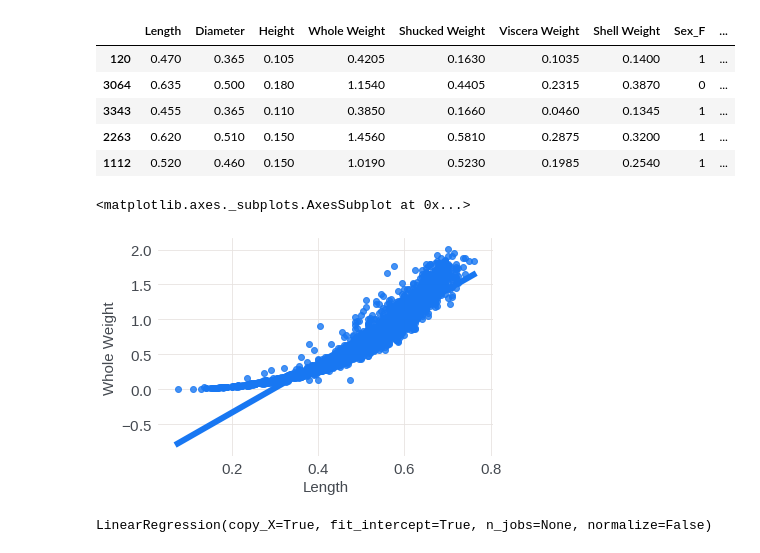
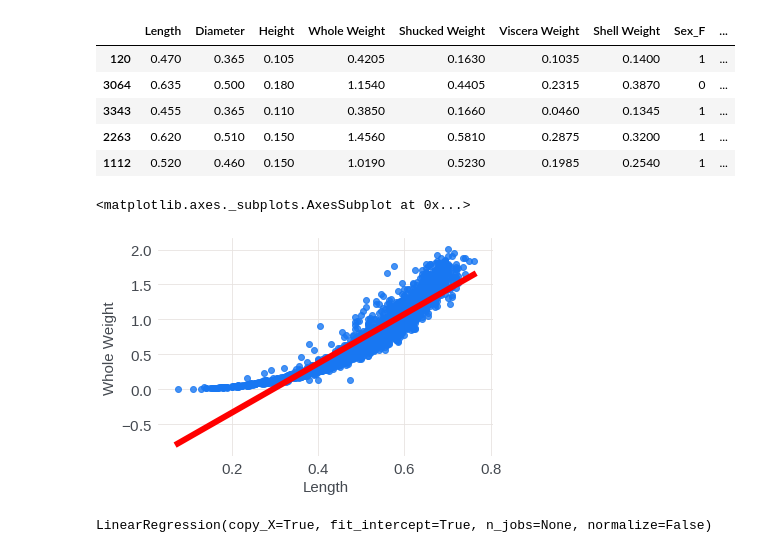
Before and after one commit to corbiephillips/DentRoot, a Jupyter notebook: Best Practices - Linear Regression on UCI Abalone Dataset.ipynb, the cells around one changed output. Saved outputs shown, nothing was run; the diff lists cells and outputs as text; code cells hidden in the pictures.

```diff
--- a/Best Practices - Linear Regression on UCI Abalone Dataset.ipynb
+++ b/Best Practices - Linear Regression on UCI Abalone Dataset.ipynb
@@ -142,11 +192,21 @@ dtype: float64
 # %%
 Length_outlier = abalone_data["Length"].mean() + (abalone_data["Length"].std() * 2.5)
-Diameter_outlier = abalone_data["Diameter"].mean() + (abalone_data["Diameter"].std() * 2.5)
+Diameter_outlier = abalone_data["Diameter"].mean() + (
+    abalone_data["Diameter"].std() * 2.5
+)
 Height_outlier = abalone_data["Height"].mean() + (abalone_data["Height"].std() * 2.5)
-Whole_Weight_outlier = abalone_data["Whole Weight"].mean() + (abalone_data["Whole Weight"].std() * 2.5)
-Shucked_Weight_outlier = abalone_data["Shucked Weight"].mean() + (abalone_data["Shucked Weight"].std() * 2.5)
-Viscera_Weight_outlier = abalone_data["Viscera Weight"].mean() + (abalone_data["Viscera Weight"].std() * 2.5)
-Shell_Weight_outlier = abalone_data["Shell Weight"].mean() + (abalone_data["Shell Weight"].std() * 2.5)
+Whole_Weight_outlier = abalone_data["Whole Weight"].mean() + (
+    abalone_data["Whole Weight"].std() * 2.5
+)
+Shucked_Weight_outlier = abalone_data["Shucked Weight"].mean() + (
+    abalone_data["Shucked Weight"].std() * 2.5
+)
+Viscera_Weight_outlier = abalone_data["Viscera Weight"].mean() + (
+    abalone_data["Viscera Weight"].std() * 2.5
+)
+Shell_Weight_outlier = abalone_data["Shell Weight"].mean() + (
+    abalone_data["Shell Weight"].std() * 2.5
+)
 
 Rings_outlier = abalone_data["Rings"].mean() + (abalone_data["Rings"].std() * 2.5)
 # %%
@@ -517,12 +576,12 @@ X_train.head()
 # %%
 # Now make a scatterplot but with a regression line in it. This is easier to do it seaborn.
 
 import seaborn as sns
 
 # create scatterplot with regression line and confidence interval lines
 # What is the standard way to present graphs? Do we present the training set only? Or both?
-sns.regplot(X_train["Length"], X_train["Whole Weight"])
+sns.regplot(X_train["Length"], X_train["Whole Weight"], line_kws={"color": "red"})
 # %% [output]
 <matplotlib.axes._subplots.AxesSubplot at 0x...>
-[figure, old version]
+[figure, new version]
 # %%
```
Also changed, not shown: parts of 19 cells of this notebook.
